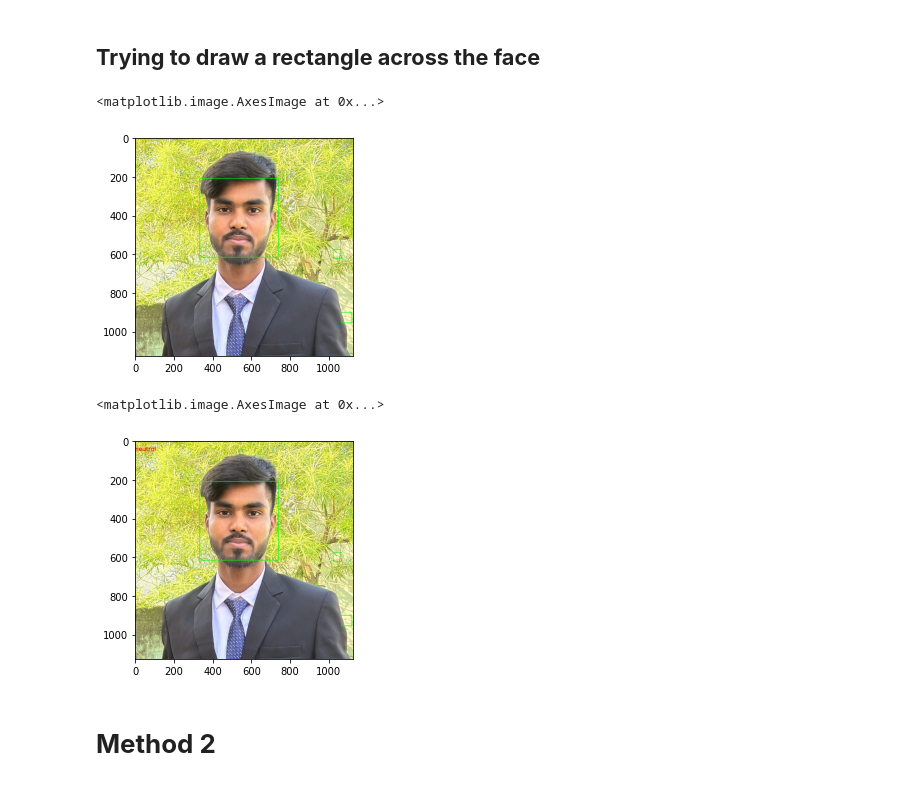
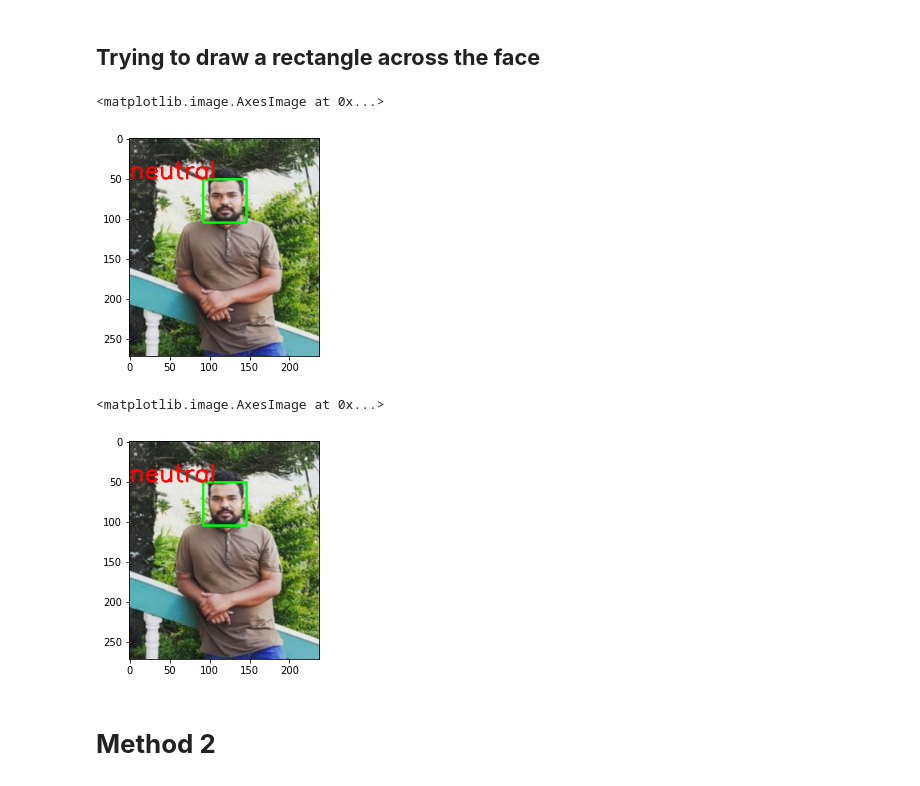
Before and after one commit to raushan9jnv/Face-emotion-Recognition, a Jupyter notebook: Emotion_Recognition_With_Deep_Learning_On_Google_Colab.ipynb, the cells around one changed output. Saved outputs shown, nothing was run; the diff lists cells and outputs as text; code cells hidden in the pictures.

```diff
--- a/Emotion_Recognition_With_Deep_Learning_On_Google_Colab.ipynb
+++ b/Emotion_Recognition_With_Deep_Learning_On_Google_Colab.ipynb
@@ -198,8 +198,8 @@ for(x,y,w,h) in faces:
 # %%
-plt.imshow(cv2.cvtColor(img, cv2.COLOR_BGR2RGB))
+plt.imshow(cv2.cvtColor(img3, cv2.COLOR_BGR2RGB))
 # %% [output]
 <matplotlib.image.AxesImage at 0x...>
-[figure, old version]
+[figure, new version]
 # %%
 font = cv2.FONT_HERSHEY_SIMPLEX
 
@@ -212,10 +212,10 @@ cv2.putText(img,
             2,
             cv2.LINE_4);
 # %%
-plt.imshow(cv2.cvtColor(img, cv2.COLOR_BGR2RGB))
+plt.imshow(cv2.cvtColor(img3, cv2.COLOR_BGR2RGB))
 # %% [output]
 <matplotlib.image.AxesImage at 0x...>
-[figure, old version]
+[figure, new version]
 # %% [markdown]
 # **Method 2**
 # %%
```
Also changed, not shown: parts of 2 cells of this notebook.
